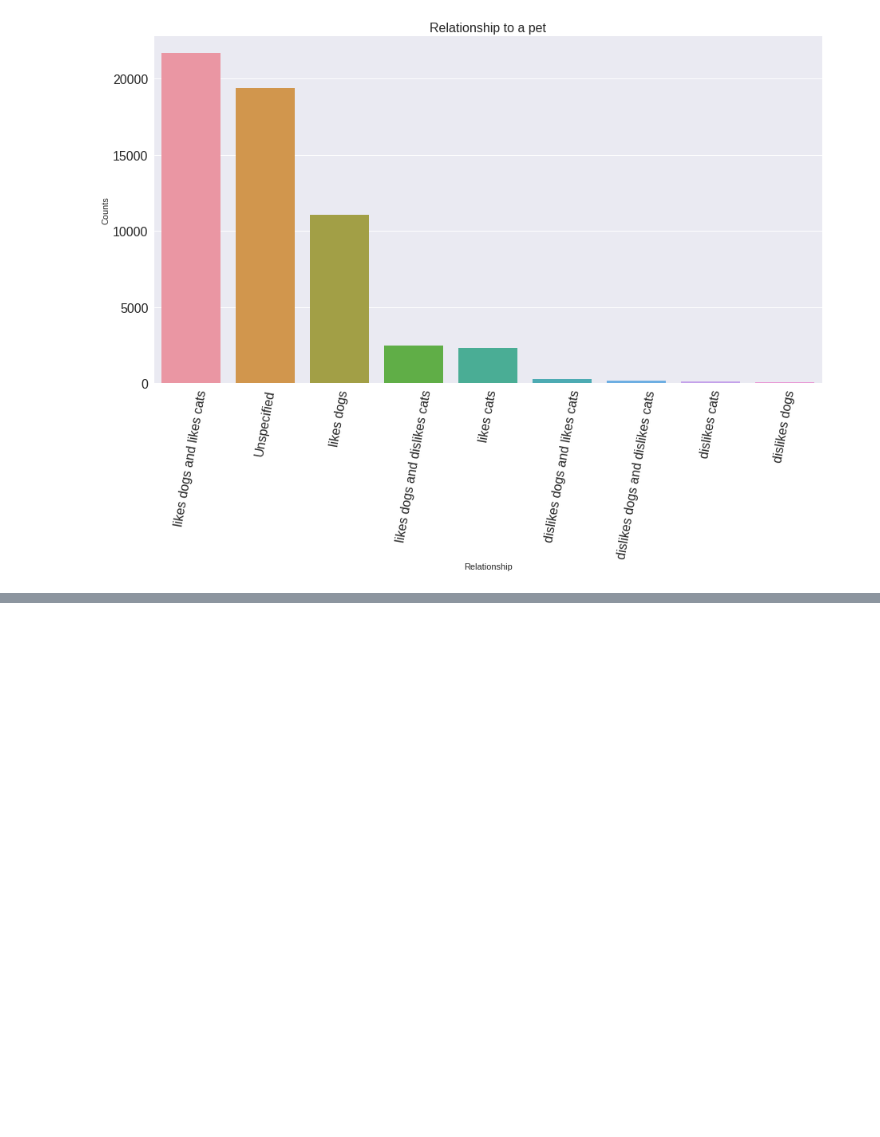
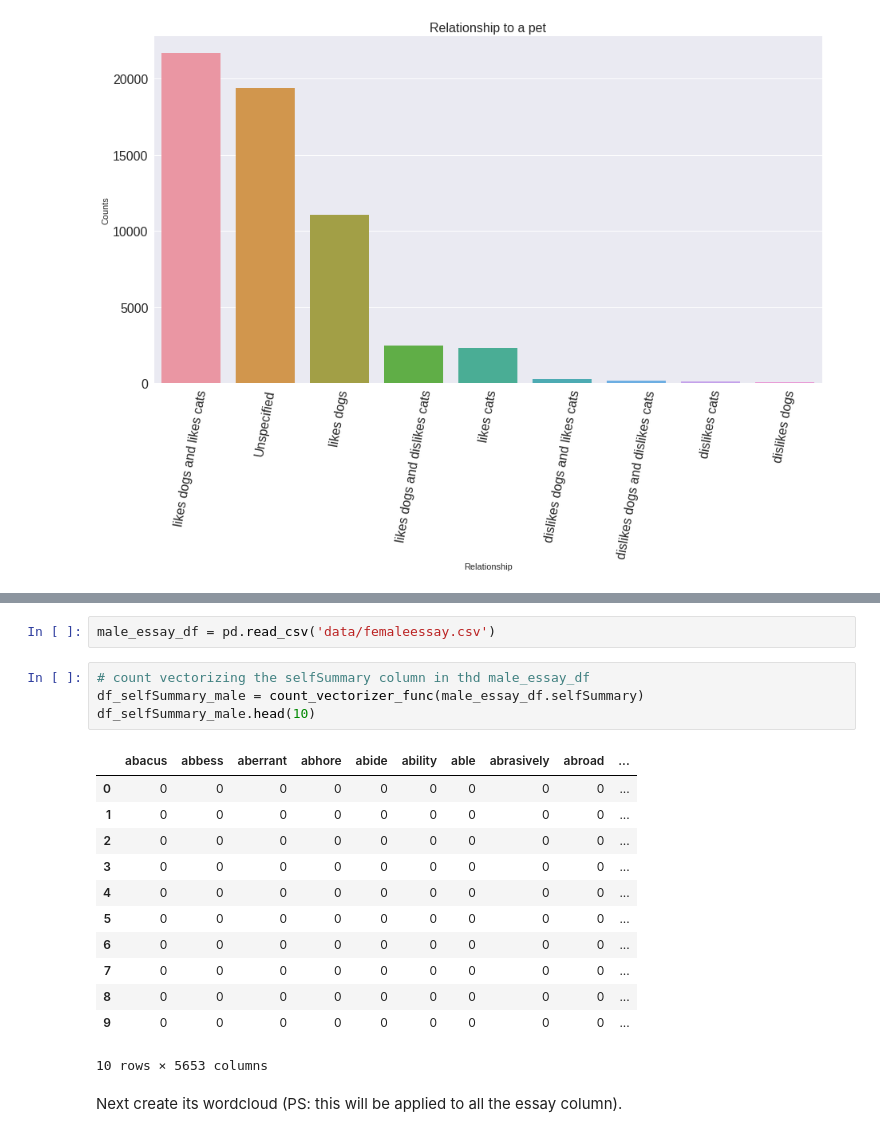
Before and after one commit to BensonMuriu/Dating-App-Recommender, a Jupyter notebook: P5_Notebook.ipynb, the cells around one changed output, grey strips where cells are left out. Drawn from its saved outputs; the diff is of its cells as text; blank space fills up the shorter version.

```diff
--- a/P5_Notebook.ipynb
+++ b/P5_Notebook.ipynb
@@ -993,0 +1337,21 @@ plt.show()
+# %%
+male_essay_df = pd.read_csv('data/femaleessay.csv')
+# %%
+# count vectorizing the selfSummary column in thd male_essay_df
+df_selfSummary_male = count_vectorizer_func(male_essay_df.selfSummary)
+df_selfSummary_male.head(10)
+# %% [output]
+|  | abacus | abbess | aberrant | abhore | abide | ability | able | abrasively | abroad | ... |
+| 0 | 0 | 0 | 0 | 0 | 0 | 0 | 0 | 0 | 0 | ... |
+| 1 | 0 | 0 | 0 | 0 | 0 | 0 | 0 | 0 | 0 | ... |
+| 2 | 0 | 0 | 0 | 0 | 0 | 0 | 0 | 0 | 0 | ... |
+| 3 | 0 | 0 | 0 | 0 | 0 | 0 | 0 | 0 | 0 | ... |
+| 4 | 0 | 0 | 0 | 0 | 0 | 0 | 0 | 0 | 0 | ... |
+| 5 | 0 | 0 | 0 | 0 | 0 | 0 | 0 | 0 | 0 | ... |
+| 6 | 0 | 0 | 0 | 0 | 0 | 0 | 0 | 0 | 0 | ... |
+| 7 | 0 | 0 | 0 | 0 | 0 | 0 | 0 | 0 | 0 | ... |
+| 8 | 0 | 0 | 0 | 0 | 0 | 0 | 0 | 0 | 0 | ... |
+| 9 | 0 | 0 | 0 | 0 | 0 | 0 | 0 | 0 | 0 | ... |
+10 rows × 5653 columns
+# %% [markdown]
+Next create its wordcloud (PS: this will be applied to all the essay column).
```
Also changed, not shown: parts of 123 cells of this notebook.
